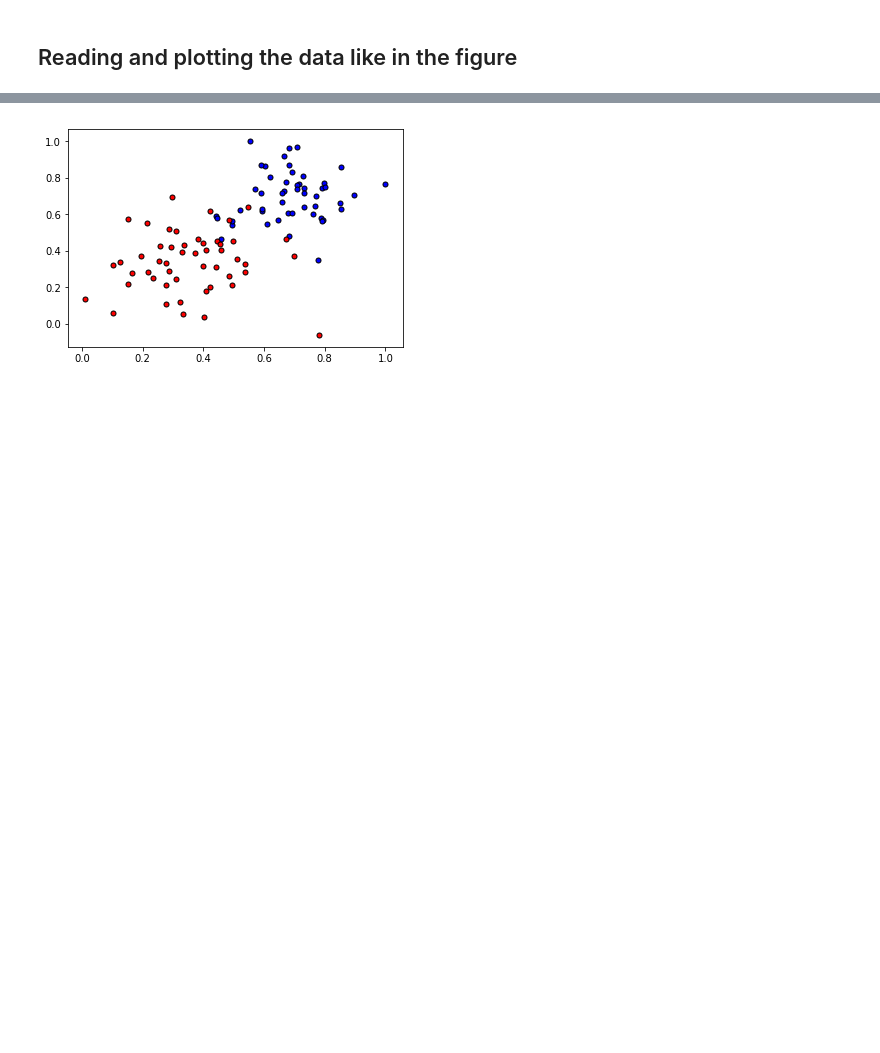
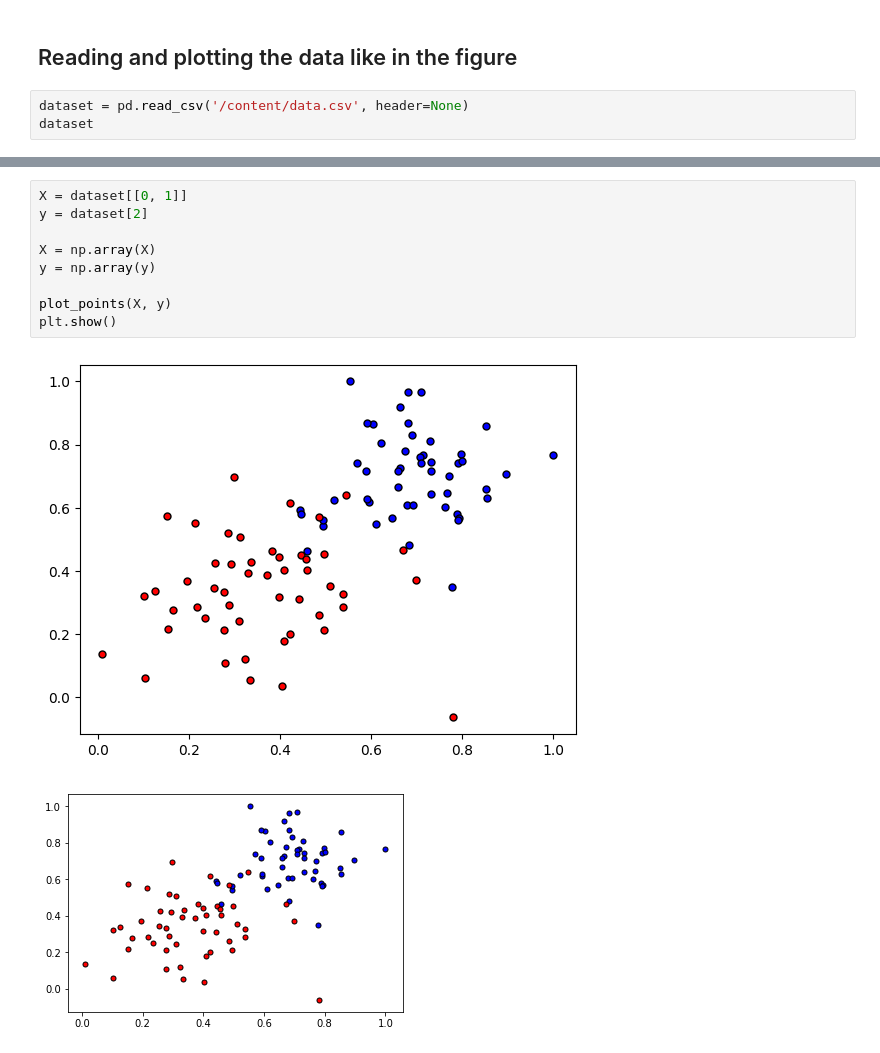
Before and after one commit to quocthang-98/deeplearning_lab, a Jupyter notebook: Lab4.ipynb, the cells around one changed output, grey strips where cells are left out. Drawn from its saved outputs; the diff is of its cells as text; blank space fills up the shorter version.

Commit message:
Completed dataset plotting. Shout out to my babe

```diff
--- a/Lab4.ipynb
+++ b/Lab4.ipynb
@@ -24,3 +24,6 @@ def display(m, b, color='g--'):
     plt.plot(x, m*x+b, color)
 # %% [markdown]
 ## Reading and plotting the data like in the figure
+# %%
+dataset = pd.read_csv('/content/data.csv', header=None)
+dataset
@@ -27,3 +44,14 @@ def display(m, b, color='g--'):
+# %%
+X = dataset[[0, 1]]
+y = dataset[2]
+
+X = np.array(X)
+y = np.array(y)
+
+plot_points(X, y)
+plt.show()
+# %% [output]
+[figure, added]
 # %%
 # %% [output]
 [figure]
```
Also changed, not shown: parts of 1 cell of this notebook.
